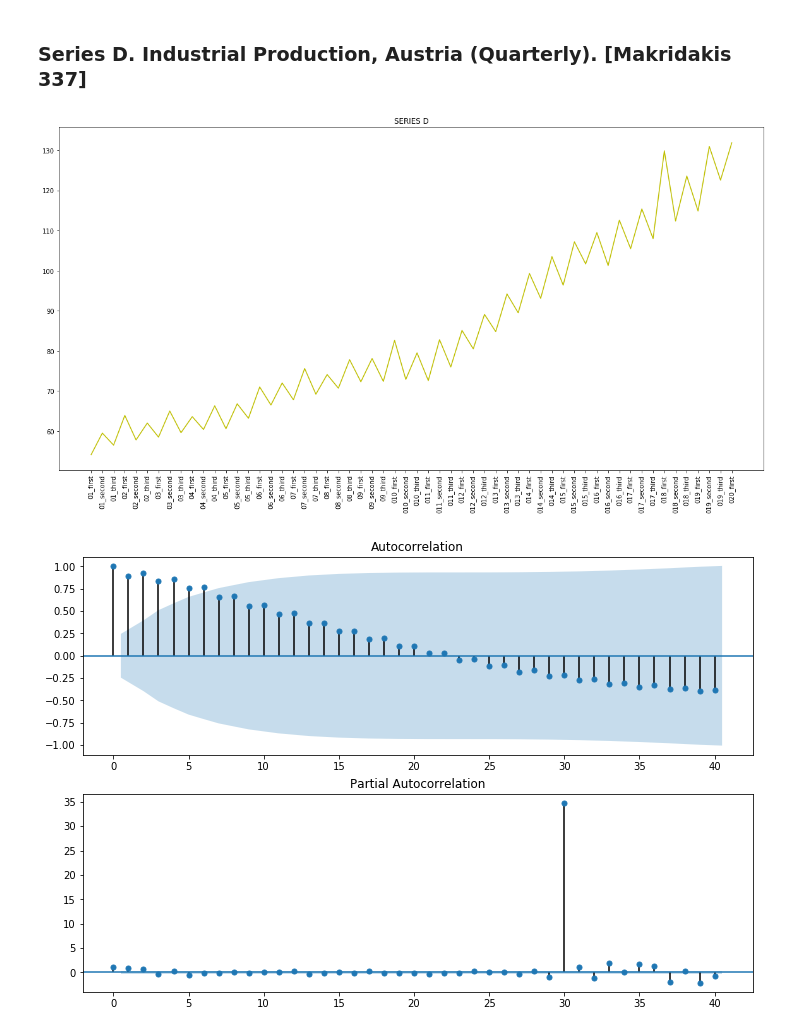
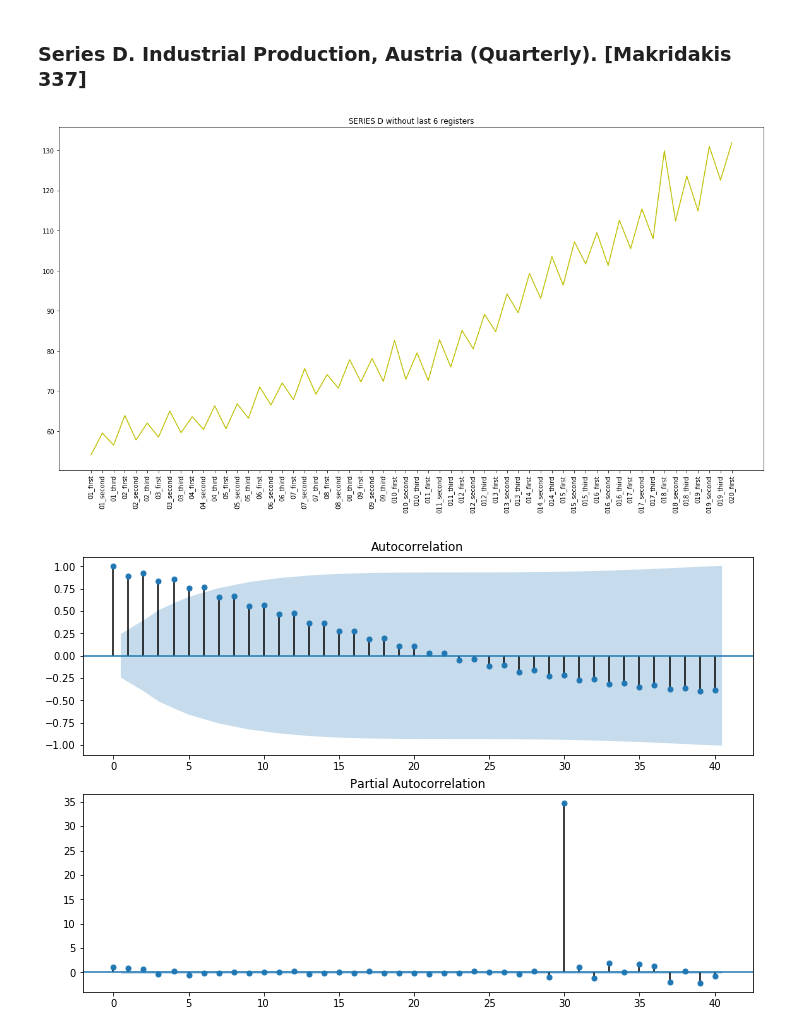
Before and after one commit to pazDaniela/MAT267, a Jupyter notebook: Certamen_2/C2.ipynb, the cells around one changed output. Saved outputs shown, nothing was run; the diff lists cells and outputs as text; code cells hidden in the pictures.

```diff
--- a/Certamen_2/C2.ipynb
+++ b/Certamen_2/C2.ipynb
@@ -263,11 +262,11 @@ for i in range(0,3):
 # %%
 plt.figure(figsize=(20,10))
 plt.plot(quar[0:len(Y_D)-6],Y_D[0:len(Y_D)-6],c='y')
-plt.title('SERIES D')
+plt.title('SERIES D without last 6 registers')
 plt.xticks(rotation=90)
 plt.show()
 # %% [output]
-[figure, old version]
+[figure, new version]
 # %%
 fig = plt.figure(figsize=(12,8))
 ax1 = fig.add_subplot(211)
```
Also changed, not shown: parts of 4 cells of this notebook.
